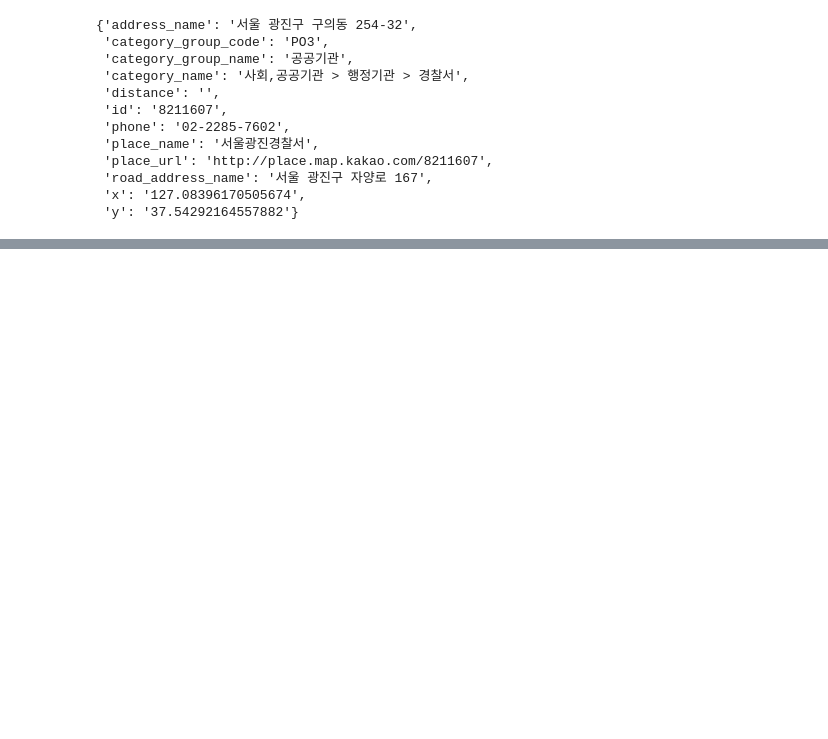
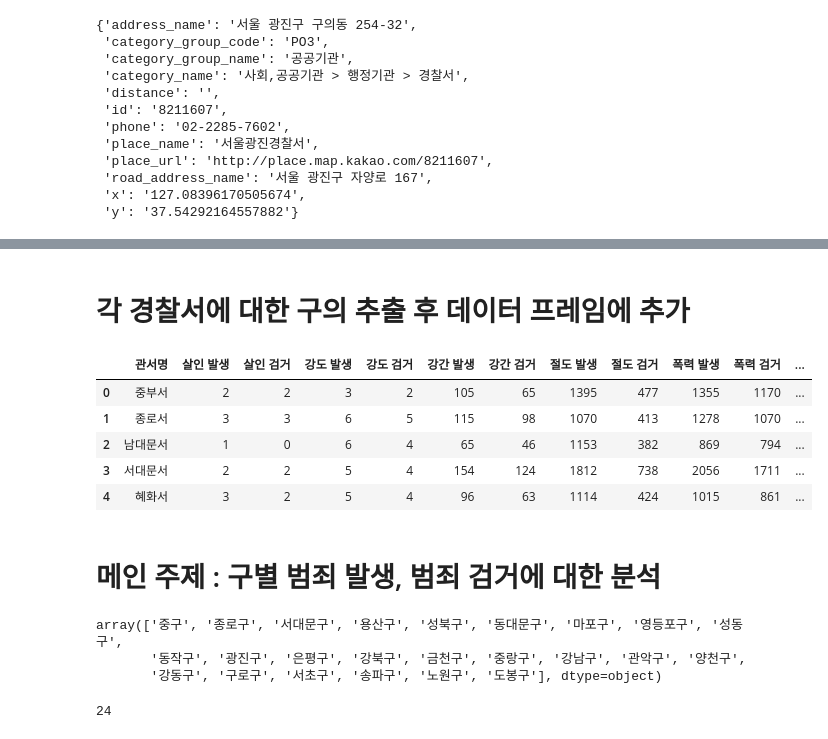
Before and after one commit to Dolarge/bit-python, a Jupyter notebook: #2 판다스를 활용한 데이터 분석/#3 범죄데이터 다루기.ipynb, the cells around one changed output, grey strips where cells are left out. Drawn from its saved outputs; the diff is of its cells as text; code cells hidden in the pictures; blank space fills up the shorter version.

```diff
--- a/#2 판다스를 활용한 데이터 분석/#3 범죄데이터 다루기.ipynb
+++ b/#2 판다스를 활용한 데이터 분석/#3 범죄데이터 다루기.ipynb
@@ -95,0 +110,30 @@ temp_data
+# %%
+for name in station_name:
+    encText = urllib.parse.quote(name)
+    request = urllib.request.Request(API_URL+"?query={}".format(encText)) # 카카오 API에 검색까지 포함된 요청을 할 수 있는 요청객체 생성
+    request.add_header("Authorization", "KakaoAK {}".format(KAKAO_API_KEY))
+
+    response = urllib.request.urlopen(request) # 요청 수행 후 카카오 서버로부터 응답 받기
+
+    # 응답 코드 받기 OK : 200, 기타 응답 오류 코드를 수신할 수 있다.
+    rescode = response.getcode()
+
+    # rescode가 200이면 성공적으로 응답 받았다.
+    if rescode == 200 :
+        # 응답을 받고, 그 응답에 대한 데이터를 보통 body 라고 이야기 한다.
+        response_body = response.read()
+
+        # 응답받은 데이터(response_body)를 utf-8로 인코딩한 후 json 객체로 만들어 주면
+        tmp = json.loads(response_body.decode('utf-8'))
+        tmp_doc = tmp['documents']
+        tmp_data = tmp_doc[0]
+
+        address = tmp_data['address_name']
+        lat = tmp_data['x']
+        lng = tmp_data['y']
+
+        station_address.append(address) # 리스트에 주소 추가
+        station_lat.append(lat) # 리스트에 경도 추가
+        station_lon.append(lng) # 리스트에 위도 추가
+
+        print("{} ---> {}".format(name, address))
@@ -95,0 +219,25 @@ temp_data
+# %% [markdown]
+# 각 경찰서에 대한 구의 추출 후 데이터 프레임에 추가
+# %%
+crime_anal_police['구별'] = gu_name
+crime_anal_police.head()
+# %% [output]
+|  | 관서명 | 살인 발생 | 살인 검거 | 강도 발생 | 강도 검거 | 강간 발생 | 강간 검거 | 절도 발생 | 절도 검거 | 폭력 발생 | 폭력 검거 | ... |
+| 0 | 중부서 | 2 | 2 | 3 | 2 | 105 | 65 | 1395 | 477 | 1355 | 1170 | ... |
+| 1 | 종로서 | 3 | 3 | 6 | 5 | 115 | 98 | 1070 | 413 | 1278 | 1070 | ... |
+| 2 | 남대문서 | 1 | 0 | 6 | 4 | 65 | 46 | 1153 | 382 | 869 | 794 | ... |
+| 3 | 서대문서 | 2 | 2 | 5 | 4 | 154 | 124 | 1812 | 738 | 2056 | 1711 | ... |
+| 4 | 혜화서 | 3 | 2 | 5 | 4 | 96 | 63 | 1114 | 424 | 1015 | 861 | ... |
+# %% [markdown]
+# 메인 주제 : 구별 범죄 발생, 범죄 검거에 대한 분석
+# %%
+# 구별 데이터가 잘 수집 되었는지 확인이 필요
+crime_anal_police['구별'].unique()
+# %% [output]
+array(['중구', '종로구', '서대문구', '용산구', '성북구', '동대문구', '마포구', '영등포구', '성동구',
+       '동작구', '광진구', '은평구', '강북구', '금천구', '중랑구', '강남구', '관악구', '양천구',
+       '강동구', '구로구', '서초구', '송파구', '노원구', '도봉구'], dtype=object)
+# %%
+len(crime_anal_police['구별'].unique()) # 서울시의 구는 25개 행정구가 존재하는데 실제 수집된건 24개
+# %% [output]
+24
```
Also changed, not shown: parts of 14 cells of this notebook, 1 other file.
